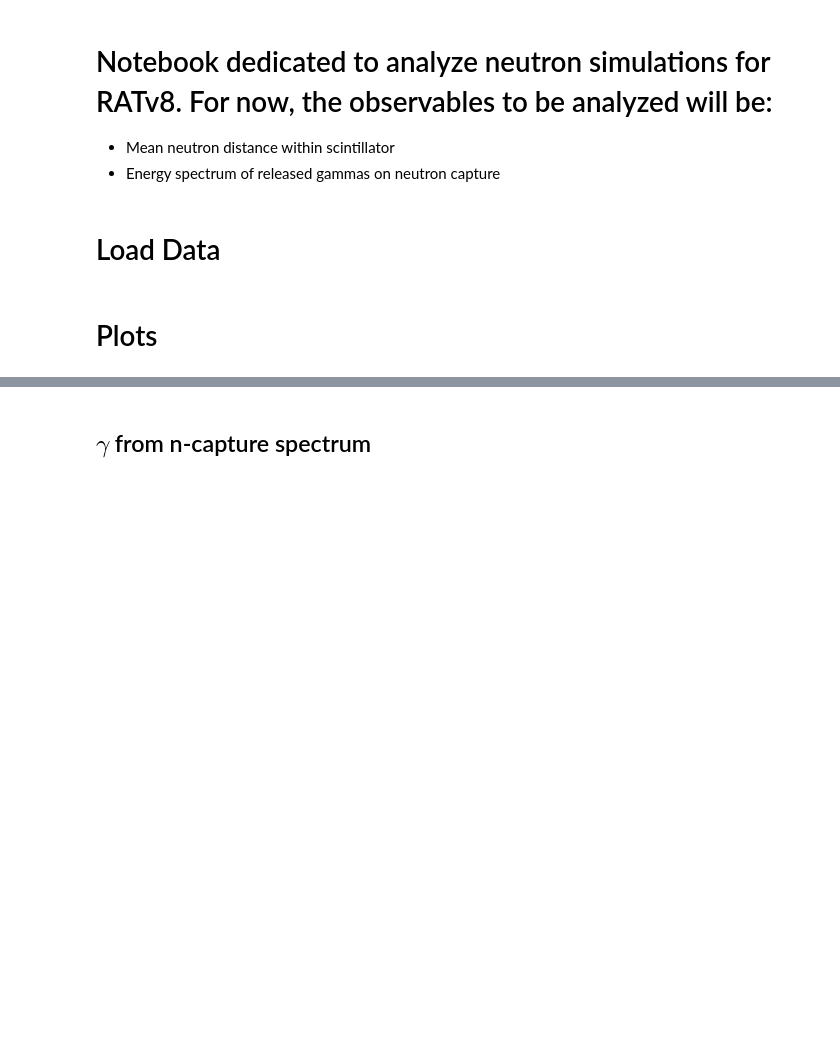
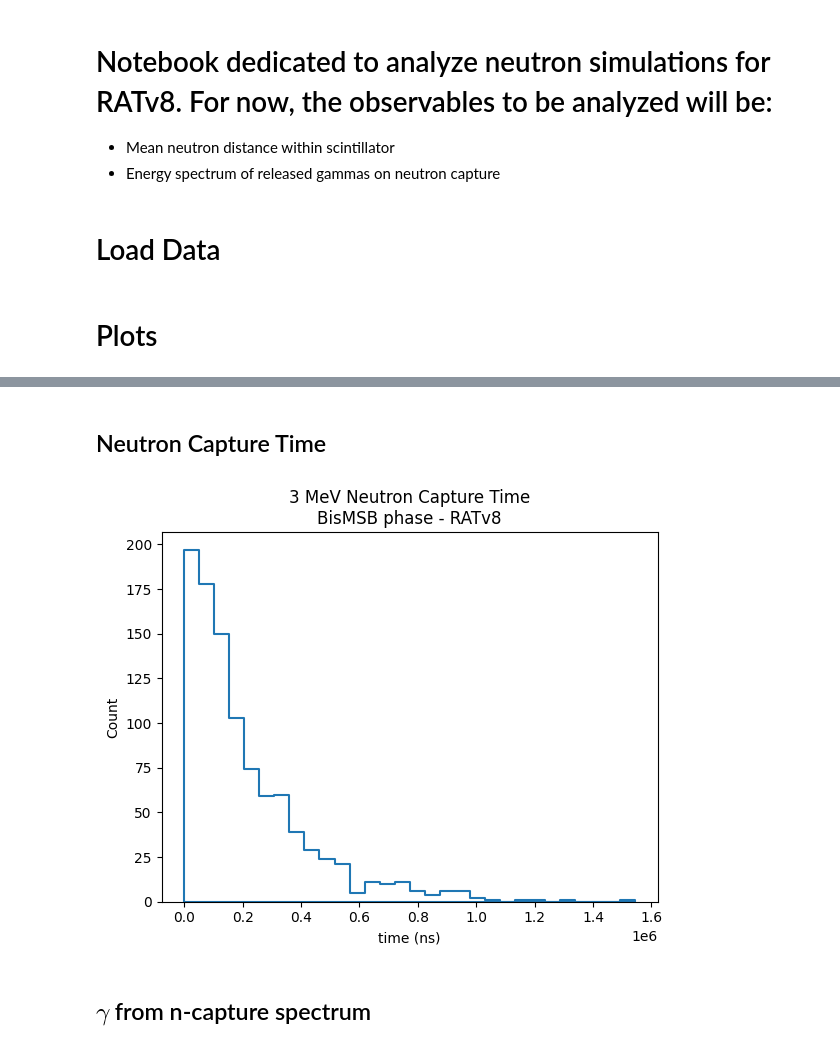
Before and after one commit to joankl/rat_tests, a Jupyter notebook: rat_v8/neutrons/analysis/neutron analysis.ipynb, the cells around one changed output, grey strips where cells are left out. Drawn from its saved outputs; the diff is of its cells as text; code cells hidden in the pictures; blank space fills up the shorter version.

```diff
--- a/rat_v8/neutrons/analysis/neutron analysis.ipynb
+++ b/rat_v8/neutrons/analysis/neutron analysis.ipynb
@@ -56,3 +57,17 @@ plt.show()
+# %% [markdown]
+## Neutron Capture Time
+# %%
+bins = 30
+
+sn.histplot(time_capture, bins = bins, element = 'step', alpha=0, linewidth = 1.5)
+
+plt.title('3 MeV Neutron Capture Time'+ '\n' +'BisMSB phase - RATv8')
+
+plt.xlabel('time (ns)')
+
+plt.show()
+# %% [output]
+[figure, added]
 # %% [markdown]
 ## $\gamma$ from n-capture spectrum
 # %%
```
Also changed, not shown: parts of 6 cells of this notebook, 1 other file.
